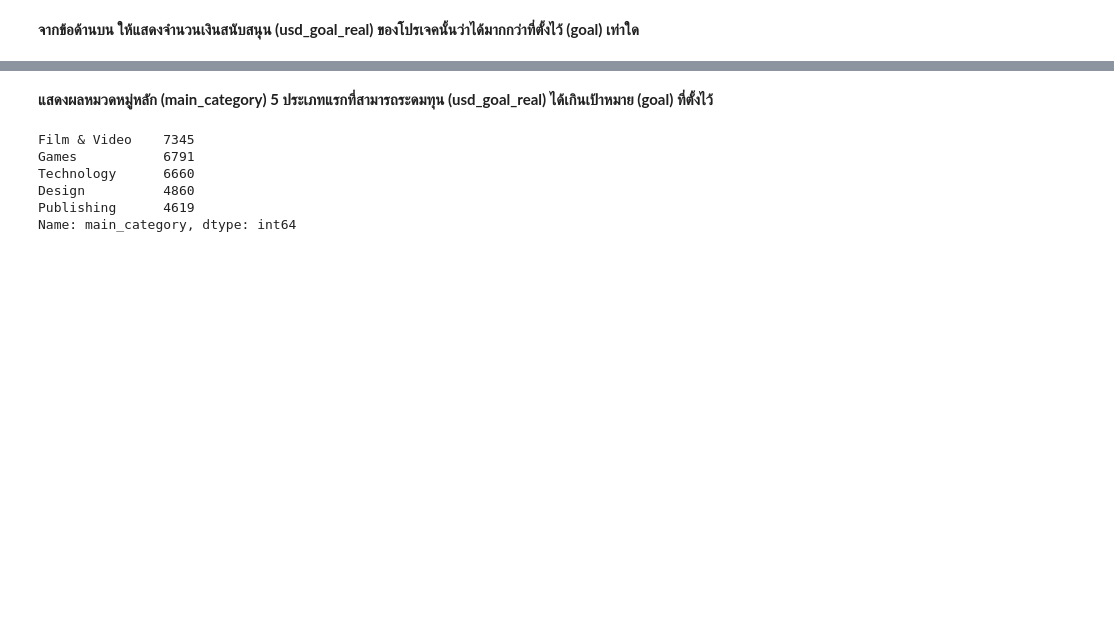
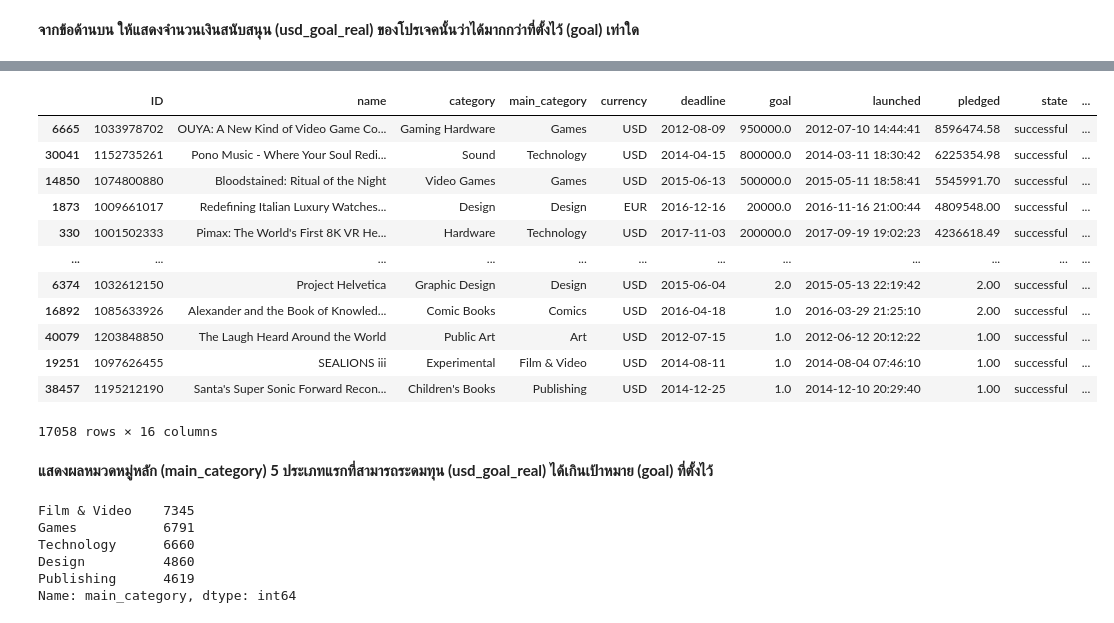
Before and after one commit to gutpdn/PythonForML, a Jupyter notebook: Pandas_Exercises.ipynb, the cells around one changed output, grey strips where cells are left out. Cells and saved outputs as stored; diff of their text form; code cells hidden in the pictures; blank space fills up the shorter version.

```diff
--- a/Pandas_Exercises.ipynb
+++ b/Pandas_Exercises.ipynb
@@ -269,3 +293,20 @@ data.sort_values('col1', ascending=False)
+# %%
+df2['diff'] = df2['usd_pledged_real'] - df2['usd_goal_real']
+df2
+# %% [output]
+|  | ID | name | category | main_category | currency | deadline | goal | launched | pledged | state | ... |
+| 6665 | 1033978702 | OUYA: A New Kind of Video Game Co... | Gaming Hardware | Games | USD | 2012-08-09 | 950000.0 | 2012-07-10 14:44:41 | 8596474.58 | successful | ... |
+| 30041 | 1152735261 | Pono Music - Where Your Soul Redi... | Sound | Technology | USD | 2014-04-15 | 800000.0 | 2014-03-11 18:30:42 | 6225354.98 | successful | ... |
+| 14850 | 1074800880 | Bloodstained: Ritual of the Night | Video Games | Games | USD | 2015-06-13 | 500000.0 | 2015-05-11 18:58:41 | 5545991.70 | successful | ... |
+| 1873 | 1009661017 | Redefining Italian Luxury Watches... | Design | Design | EUR | 2016-12-16 | 20000.0 | 2016-11-16 21:00:44 | 4809548.00 | successful | ... |
+| 330 | 1001502333 | Pimax: The World's First 8K VR He... | Hardware | Technology | USD | 2017-11-03 | 200000.0 | 2017-09-19 19:02:23 | 4236618.49 | successful | ... |
+| ... | ... | ... | ... | ... | ... | ... | ... | ... | ... | ... | ... |
+| 6374 | 1032612150 | Project Helvetica | Graphic Design | Design | USD | 2015-06-04 | 2.0 | 2015-05-13 22:19:42 | 2.00 | successful | ... |
+| 16892 | 1085633926 | Alexander and the Book of Knowled... | Comic Books | Comics | USD | 2016-04-18 | 1.0 | 2016-03-29 21:25:10 | 2.00 | successful | ... |
+| 40079 | 1203848850 | The Laugh Heard Around the World | Public Art | Art | USD | 2012-07-15 | 1.0 | 2012-06-12 20:12:22 | 1.00 | successful | ... |
+| 19251 | 1097626455 | SEALIONS iii | Experimental | Film & Video | USD | 2014-08-11 | 1.0 | 2014-08-04 07:46:10 | 1.00 | successful | ... |
+| 38457 | 1195212190 | Santa's Super Sonic Forward Recon... | Children's Books | Publishing | USD | 2014-12-25 | 1.0 | 2014-12-10 20:29:40 | 1.00 | successful | ... |
+17058 rows × 16 columns
 # %% [markdown]
 **แสดงผลหมวดหมู่หลัก (main_category) 5 ประเภทแรกที่สามารถระดมทุน (usd_goal_real) ได้เกินเป้าหมาย (goal) ที่ตั้งไว้**
 # %%
```
Also changed, not shown: parts of 24 cells of this notebook.
